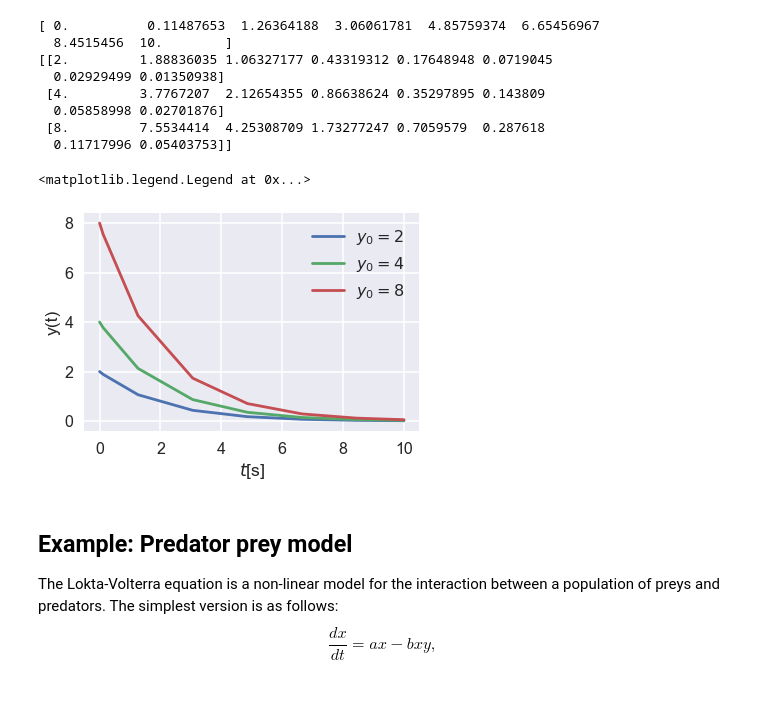
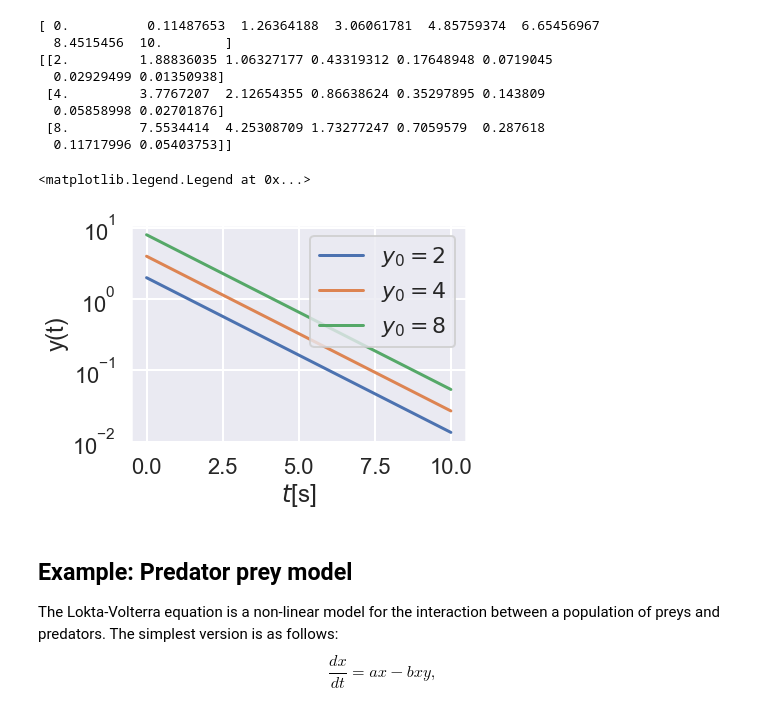
Before and after one commit to iluvatar1/ModelingToolsEngineering, a Jupyter notebook: 05-ODE-SystemsOfEquations/05-ODESystems-RK4-ScipyODE.ipynb, the cells around one changed output. Saved outputs shown, nothing was run; the diff lists cells and outputs as text; code cells hidden in the pictures.

Commit message:
Added some solutions for Systems ODE

```diff
--- a/05-ODE-SystemsOfEquations/05-ODESystems-RK4-ScipyODE.ipynb
+++ b/05-ODE-SystemsOfEquations/05-ODESystems-RK4-ScipyODE.ipynb
@@ -55,0 +54,15 @@ where $v =$ upward velocity (m/s), $t =$ time (s), $x =$ altitude (m) measured u
+# %%
+# Solution using a system of equations
+# example for fderiv, adapt to your own problem. It now returns a vector.
+def fderiv(y, t):
+    return np.array([y[1], -G*R**2/(R+y[0])**2])
+
+G = 9.81
+R = 6.37e6
+DT = 0.1
+
+t = np.arange(0, 200, DT)
+y0 = np.array([0, 1500])
+sol = euler(t, y0, DT)
+print(sol)
+# TIP : Copy this and the previous cell into the python tutor to see execution
@@ -55,0 +77,14 @@ where $v =$ upward velocity (m/s), $t =$ time (s), $x =$ altitude (m) measured u
+# %%
+%matplotlib inline
+import matplotlib.pyplot as plt
+import seaborn as sns
+sns.set()
+sns.set_context("poster")
+
+fig, ax = plt.subplots()
+ax.plot(t, sol[:, 0], label=r"$y(t)$")
+ax.set_xlabel(r"$t$ [s]")
+ax.set_ylabel(r"$y(t)$ [m]")
+ax.legend()
+
+print(np.max(sol[:, 0]))
@@ -123,21 +161,23 @@ print(sol.y)
 # %%
 %matplotlib inline
 import matplotlib.pyplot as plt
 import seaborn as sns
 sns.set()
 sns.set_context("poster")
 
 fig, ax = plt.subplots()
 ax.plot(sol.t, sol.y[0], label=r"$y_0 = 2$")
 ax.plot(sol.t, sol.y[1], label=r"$y_0 = 4$")
 ax.plot(sol.t, sol.y[2], label=r"$y_0 = 8$")
 
+ax.set_yscale('log')
+
 ax.set_xlabel(r"$t$[s]")
 ax.set_ylabel(r"y(t)")
 ax.legend()
 # %% [output]
 <matplotlib.legend.Legend at 0x...>
-[figure, old version]
+[figure, new version]
 # %% [markdown]
 ## Example: Predator prey model
 The Lokta-Volterra equation is a non-linear model for the interaction between a population of preys and predators. The simplest version is as follows:
```
Also changed, not shown: parts of 9 cells of this notebook.
